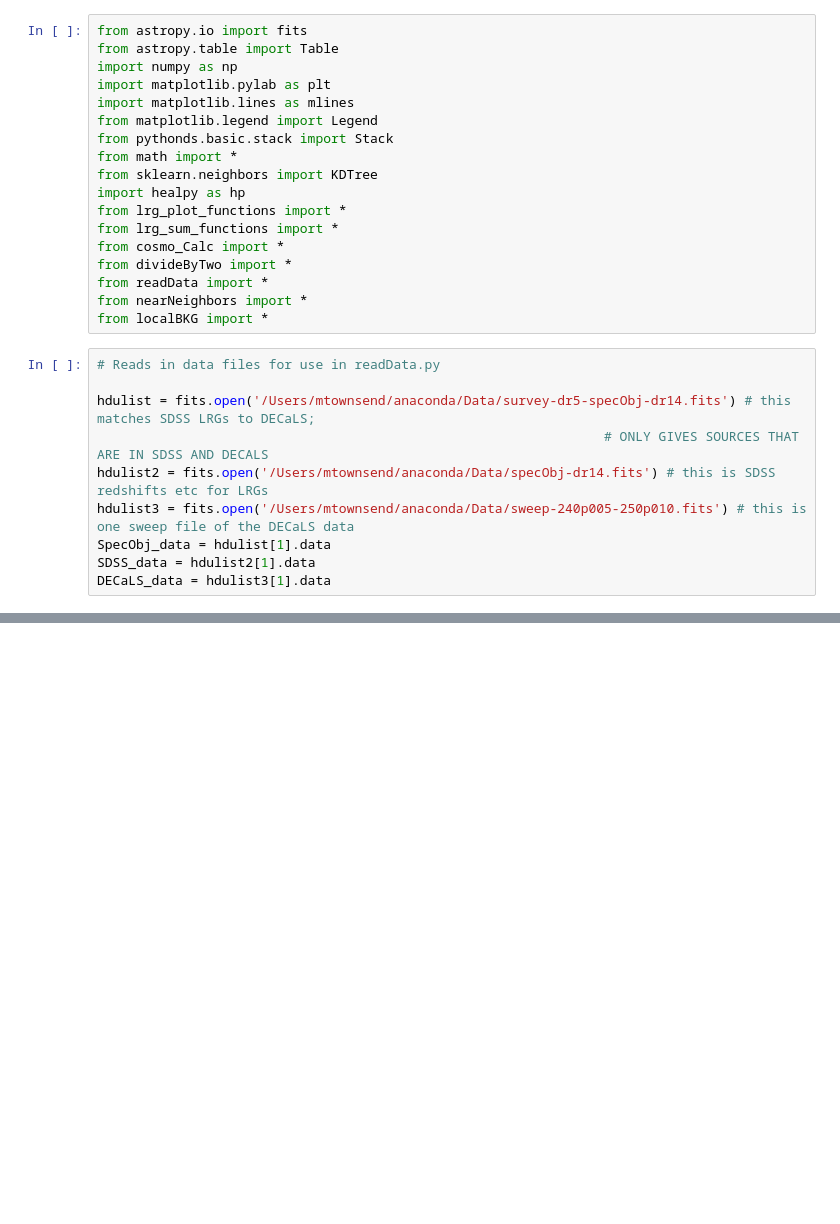
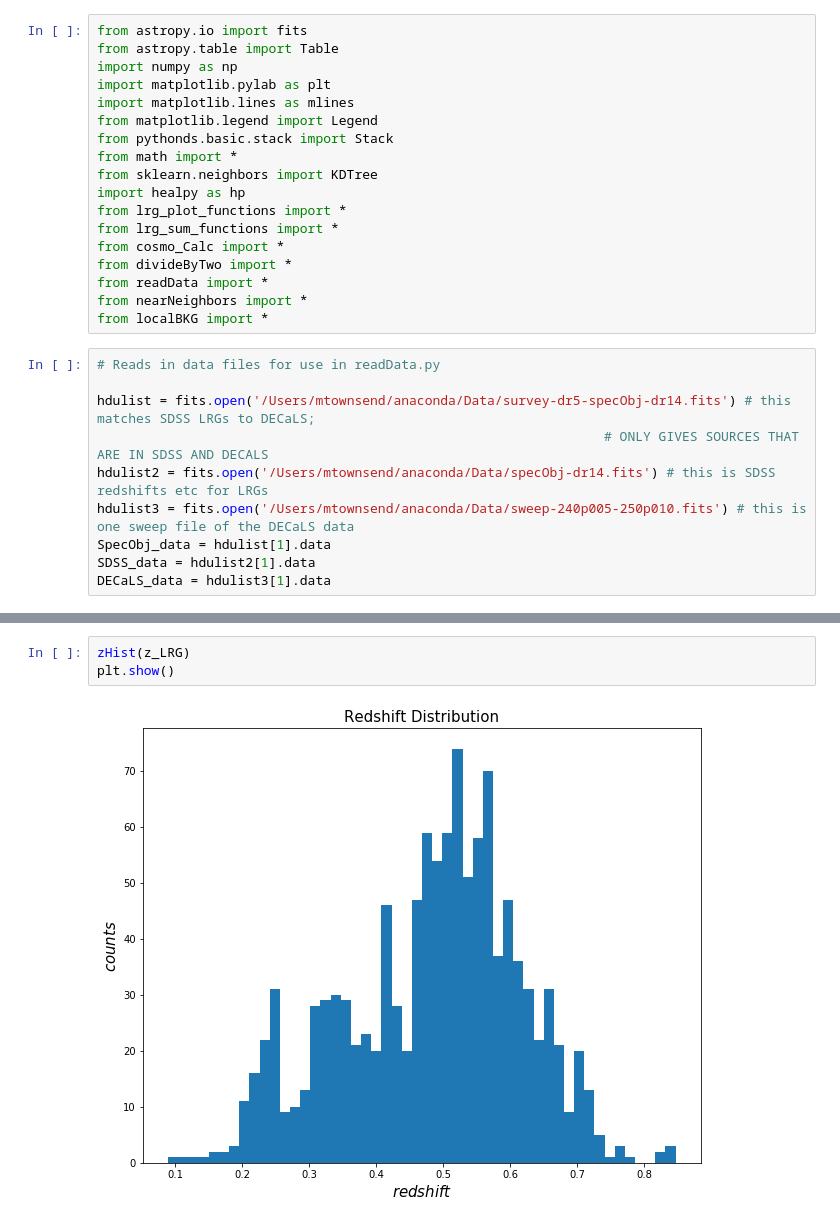
Before and after one commit to metownsend/lrg-project, a Jupyter notebook: statSub_modules.ipynb, the cells around one changed output, grey strips where cells are left out. Drawn from its saved outputs; the diff is of its cells as text; blank space fills up the shorter version.

```diff
--- a/statSub_modules.ipynb
+++ b/statSub_modules.ipynb
@@ -37,0 +100,5 @@ TypeError: list indices must be integers or slices, not tuple
+# %%
+zHist(z_LRG)
+plt.show()
+# %% [output]
+[figure, added]
```
Also changed, not shown: parts of 15 cells of this notebook, 5 other files.
